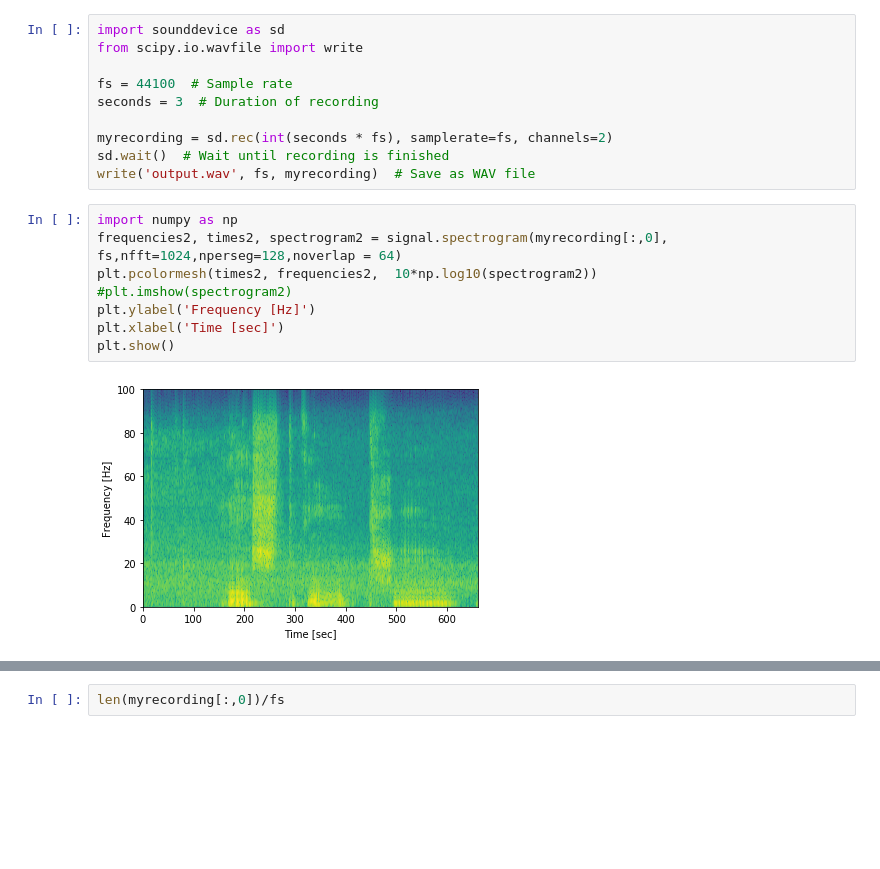
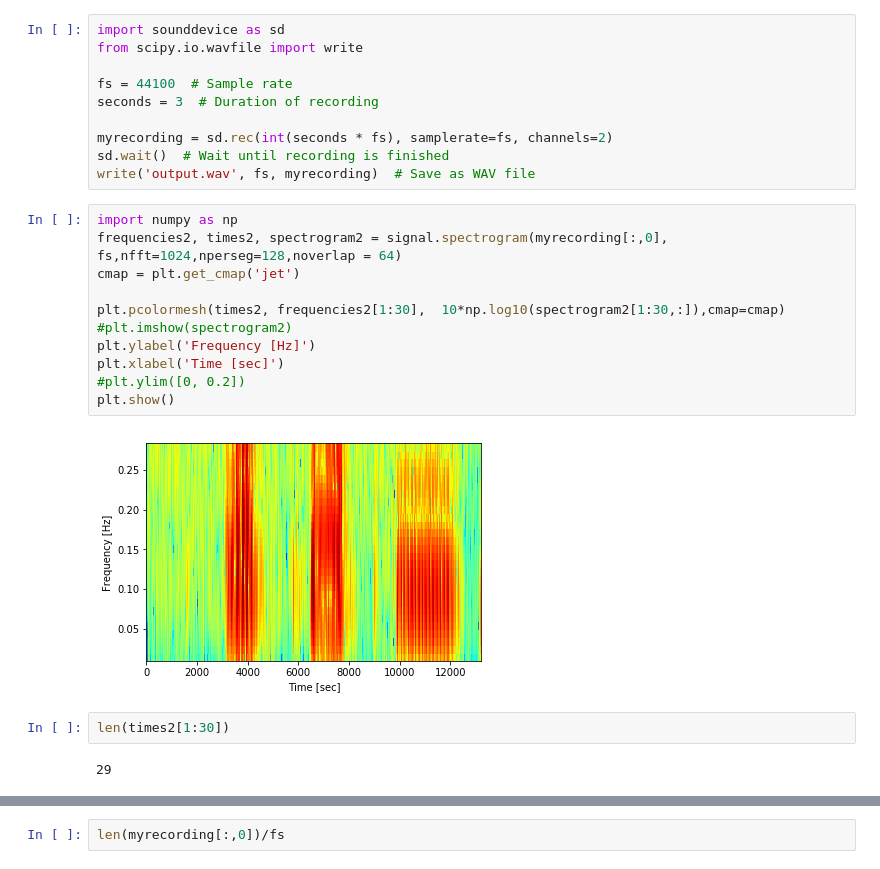
Before and after one commit to mixmixmix/parrtraks, a Jupyter notebook: Untitled.ipynb, the cells around one changed output, grey strips where cells are left out. Drawn from its saved outputs; the diff is of its cells as text; blank space fills up the shorter version.

```diff
--- a/Untitled.ipynb
+++ b/Untitled.ipynb
@@ -193,10 +246,17 @@ write('output.wav', fs, myrecording)  # Save as WAV file
 # %%
 import numpy as np
 frequencies2, times2, spectrogram2 = signal.spectrogram(myrecording[:,0], fs,nfft=1024,nperseg=128,noverlap = 64)
-plt.pcolormesh(times2, frequencies2,  10*np.log10(spectrogram2))
+cmap = plt.get_cmap('jet')
+
+plt.pcolormesh(times2, frequencies2[1:30],  10*np.log10(spectrogram2[1:30,:]),cmap=cmap)
 #plt.imshow(spectrogram2)
 plt.ylabel('Frequency [Hz]')
 plt.xlabel('Time [sec]')
+#plt.ylim([0, 0.2])
 plt.show()
 # %% [output]
-[figure, old version]
+[figure, new version]
+# %%
+len(times2[1:30])
+# %% [output]
+29
```
Also changed, not shown: parts of 37 cells of this notebook, 2 other files.
